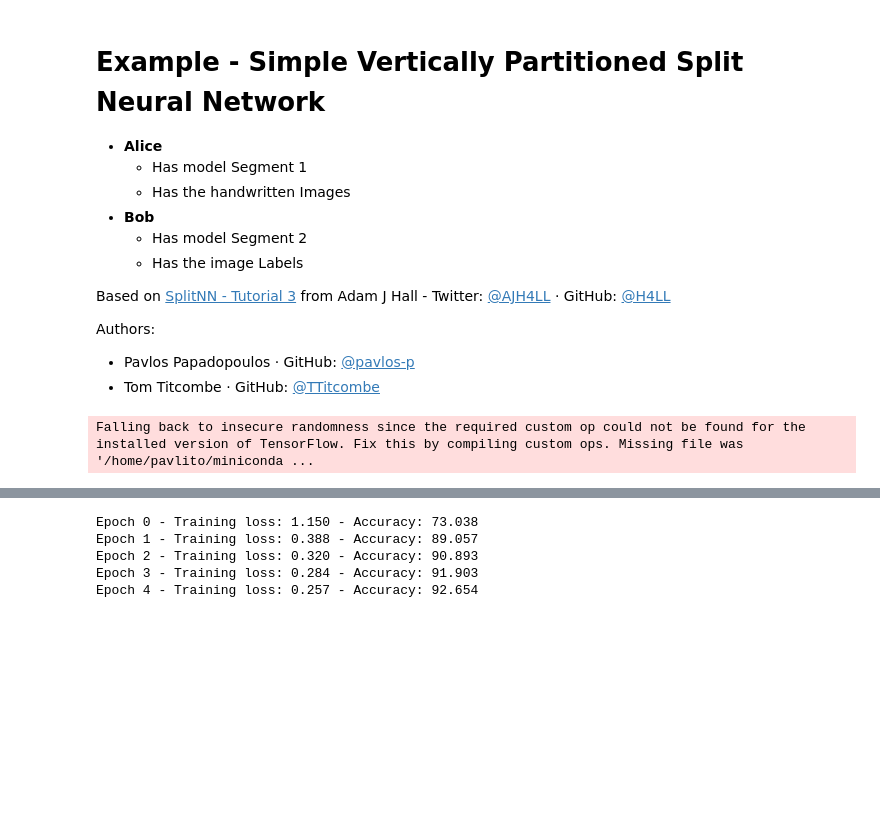
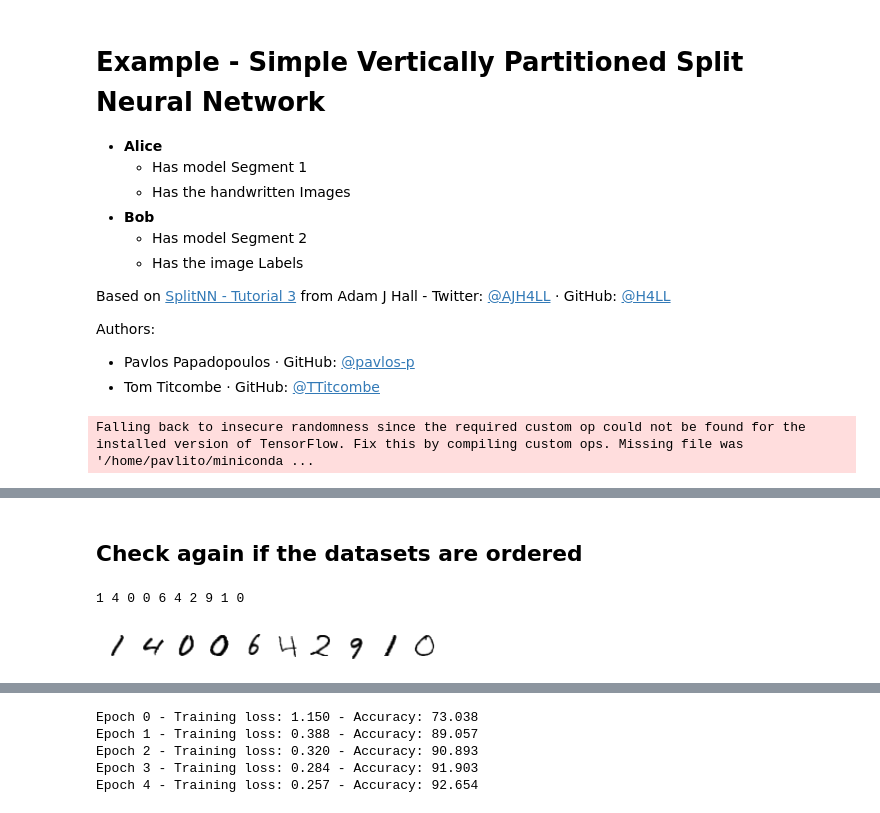
Before and after one commit to OpenMined/PyVertical, a Jupyter notebook: examples/Simple Vertically Partitioned SplitNN.ipynb, the cells around one changed output, grey strips where cells are left out. Cells and saved outputs as stored; diff of their text form; code cells hidden in the pictures; blank space fills up the shorter version.

```diff
--- a/examples/Simple Vertically Partitioned SplitNN.ipynb
+++ b/examples/Simple Vertically Partitioned SplitNN.ipynb
@@ -112,0 +169,17 @@ dataloader.drop_non_intersecting(intersection1, intersection2)
+# %% [markdown]
+## Check again if the datasets are ordered
+# %%
+# We need matplotlib library to plot the dataset
+import matplotlib.pyplot as plt
+
+# Plot the first 10 entries of the labels and the dataset
+figure = plt.figure()
+num_of_entries = 10
+for index in range(1, num_of_entries + 1):
+    plt.subplot(6, 10, index)
+    plt.axis('off')
+    plt.imshow(dataloader.dataloader1.dataset.data[index].numpy().squeeze(), cmap='gray_r')
+    print(dataloader.dataloader2.dataset[index][0], end=" ")
+# %% [output]
+1 4 0 0 6 4 2 9 1 0
+[figure, added]
```
Also changed, not shown: parts of 8 cells of this notebook, 1 other file.
